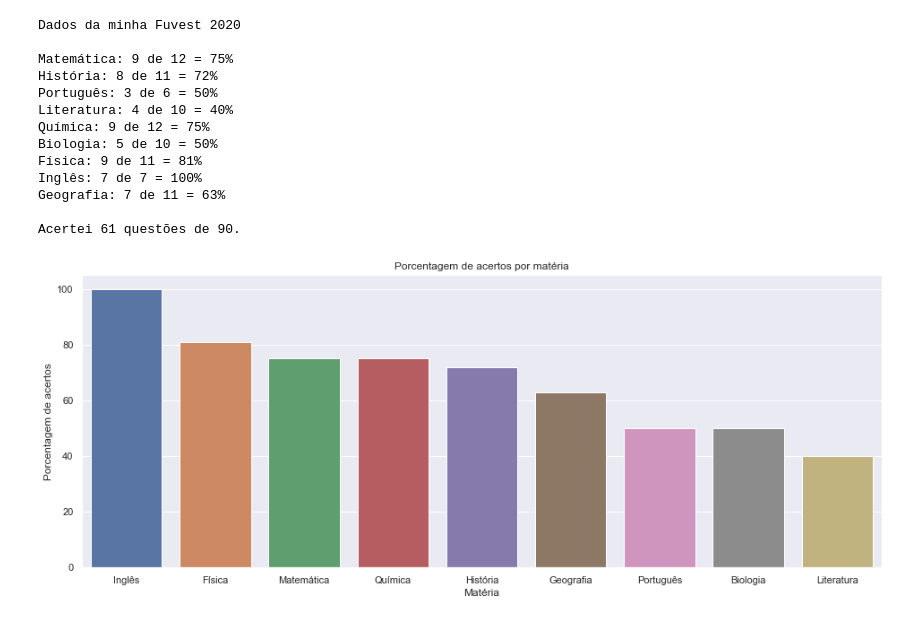
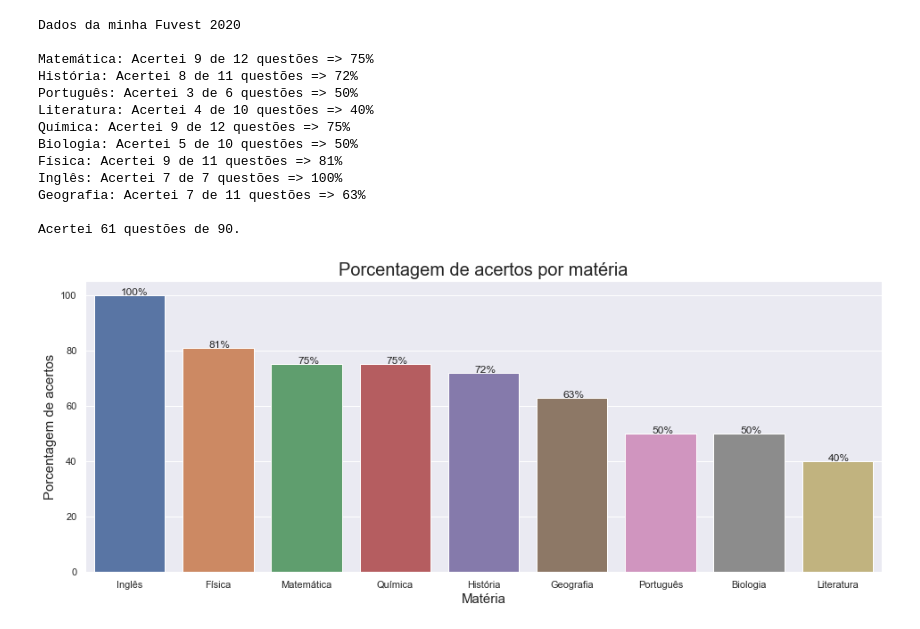
Before and after one commit to carlos-medina-zz/Projeto-3---Fuvest, a Jupyter notebook: Fuvest primeira fase.ipynb, the cells around one changed output. Saved outputs shown, nothing was run; the diff lists cells and outputs as text; code cells hidden in the pictures.

Commit message:
Plot done. README insert.

```diff
--- a/Fuvest primeira fase.ipynb
+++ b/Fuvest primeira fase.ipynb
@@ -255,45 +255,52 @@ total_rights = 0
 print("Dados da minha Fuvest 2020\n")
 
 for item in grades_list:
-    print("{0}: {1} de {2} = {3}%" .format(item[0], item[2], item[1], item[3]))
+    print("{0}: Acertei {1} de {2} questões => {3}%" .format(item[0], item[2], item[1], item[3]))
     total_rights = total_rights + item[2]
 
 print("\nAcertei {} questões de {}." .format(total_rights, len(df)))
 # %% [output]
 Dados da minha Fuvest 2020
 
-Matemática: 9 de 12 = 75%
-História: 8 de 11 = 72%
-Português: 3 de 6 = 50%
-Literatura: 4 de 10 = 40%
-Química: 9 de 12 = 75%
-Biologia: 5 de 10 = 50%
-Física: 9 de 11 = 81%
-Inglês: 7 de 7 = 100%
-Geografia: 7 de 11 = 63%
+Matemática: Acertei 9 de 12 questões => 75%
+História: Acertei 8 de 11 questões => 72%
+Português: Acertei 3 de 6 questões => 50%
+Literatura: Acertei 4 de 10 questões => 40%
+Química: Acertei 9 de 12 questões => 75%
+Biologia: Acertei 5 de 10 questões => 50%
+Física: Acertei 9 de 11 questões => 81%
+Inglês: Acertei 7 de 7 questões => 100%
+Geografia: Acertei 7 de 11 questões => 63%
 
 Acertei 61 questões de 90.
 # %%
 columns_fuvest = ["Matéria", "Total de questões", "Total de acertos", "Porcentagem de acertos"]
 
 df_my_fuvest = pd.DataFrame(np.array(grades_list), columns = columns_fuvest)
 
 # Converte todos os valores do df, com exceção da coluna "Matéria, para float
 for item in columns_fuvest:
     if item == "Matéria":
         pass
     else:
         df_my_fuvest[item] = df_my_fuvest[item].astype(float)
 
 # Ordena o df em ordem decrescente
 df_my_fuvest = df_my_fuvest.sort_values(by = ["Porcentagem de acertos"], ascending = False)
 
 # Plot
 plt.figure(figsize = (16, 6))
 ax = sns.barplot(x="Matéria", y="Porcentagem de acertos", data=df_my_fuvest)
-plt.title("Porcentagem de acertos por matéria")
+ax.axes.set_title("Porcentagem de acertos por matéria", fontsize=20)
+ax.set_xlabel("Matéria", fontsize=15)
+ax.set_ylabel("Porcentagem de acertos", fontsize=15)
+
+# Colocando o número da porcentagem de acertos em cima de cada barra
+initialx= -0.9
+for p in ax.patches:
+    ax.text(p.get_width() + initialx, p.get_height(),"{:1.0f}%".format(p.get_height()))
+    initialx+=1
+
 plt.show()
-
-# https://seaborn.pydata.org/generated/seaborn.barplot.html
 # %% [output]
-[figure, old version]
+[figure, new version]
```
Also changed, not shown: parts of 1 cell of this notebook, 2 other files.
